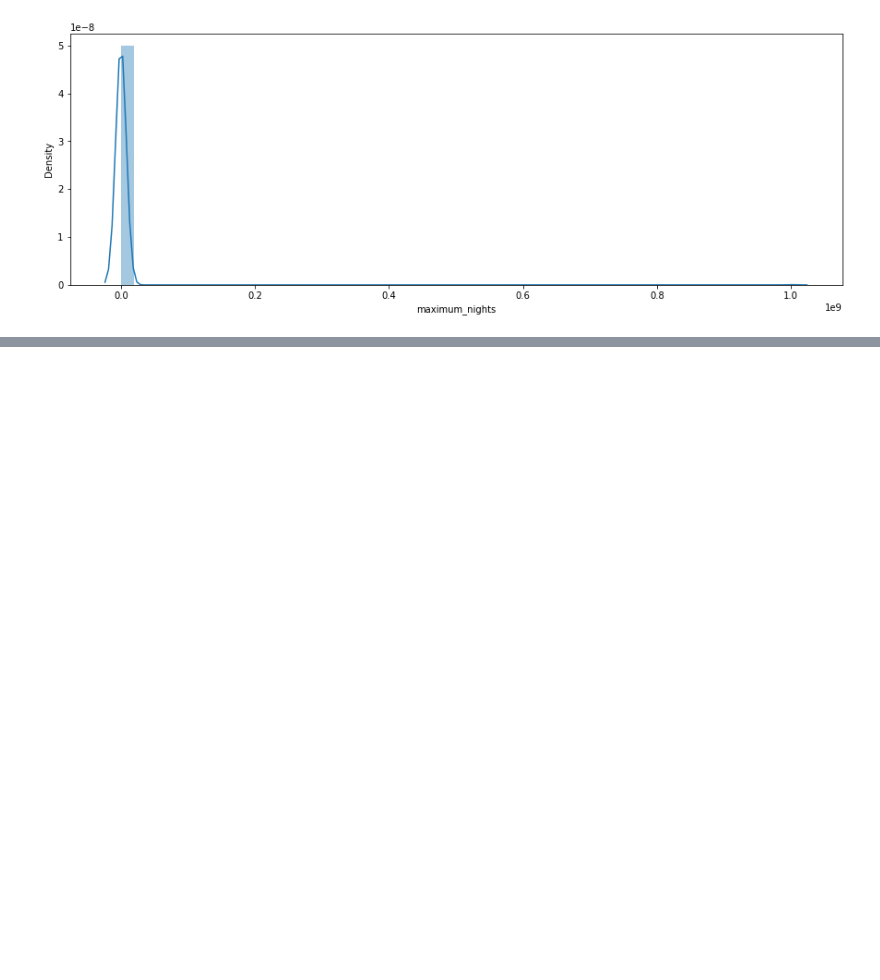
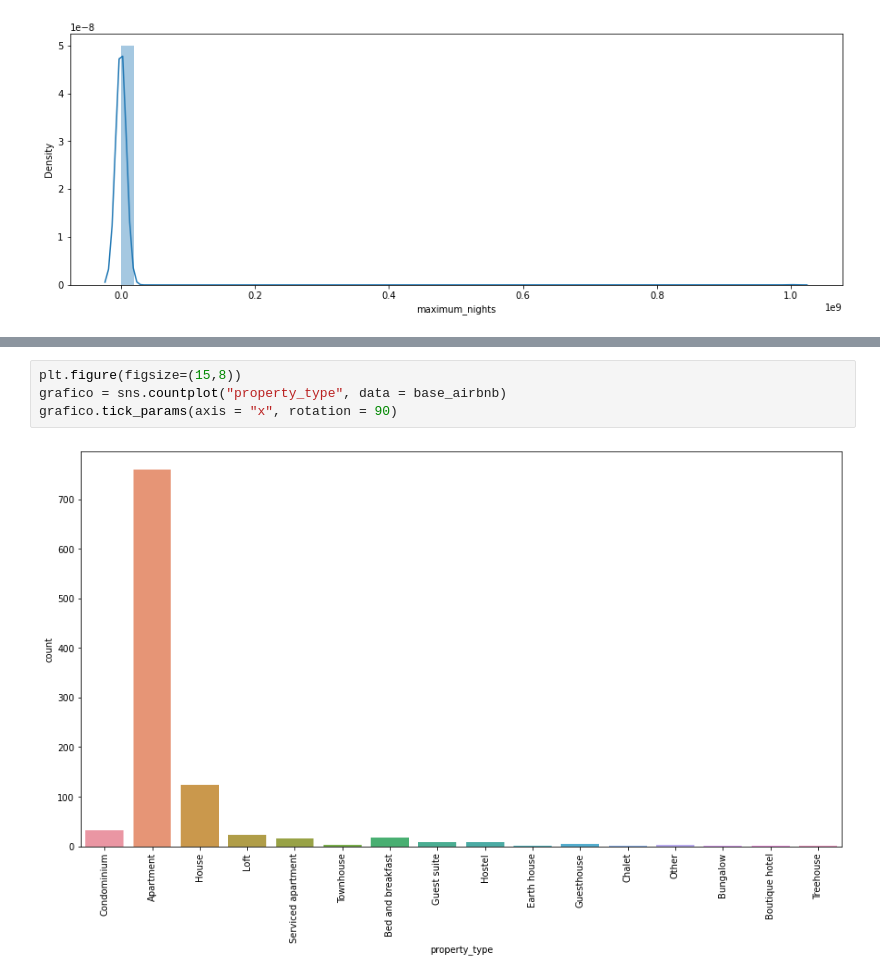
Before and after one commit to diegoSilva93/Data_Science_aplicado_para_o_mercado, a Jupyter notebook: Data_Science_Aplicação__mercado_trabalho.ipynb, the cells around one changed output, grey strips where cells are left out. Drawn from its saved outputs; the diff is of its cells as text; blank space fills up the shorter version.

```diff
--- a/Data_Science_Aplicação__mercado_trabalho.ipynb
+++ b/Data_Science_Aplicação__mercado_trabalho.ipynb
@@ -377,0 +398,6 @@ grafico_barra(base_airbnb["number_of_reviews"])
+# %%
+plt.figure(figsize=(15,8))
+grafico = sns.countplot("property_type", data = base_airbnb)
+grafico.tick_params(axis = "x", rotation = 90)
+# %% [output]
+[figure, added]
```
Also changed, not shown: parts of 2 cells of this notebook.
